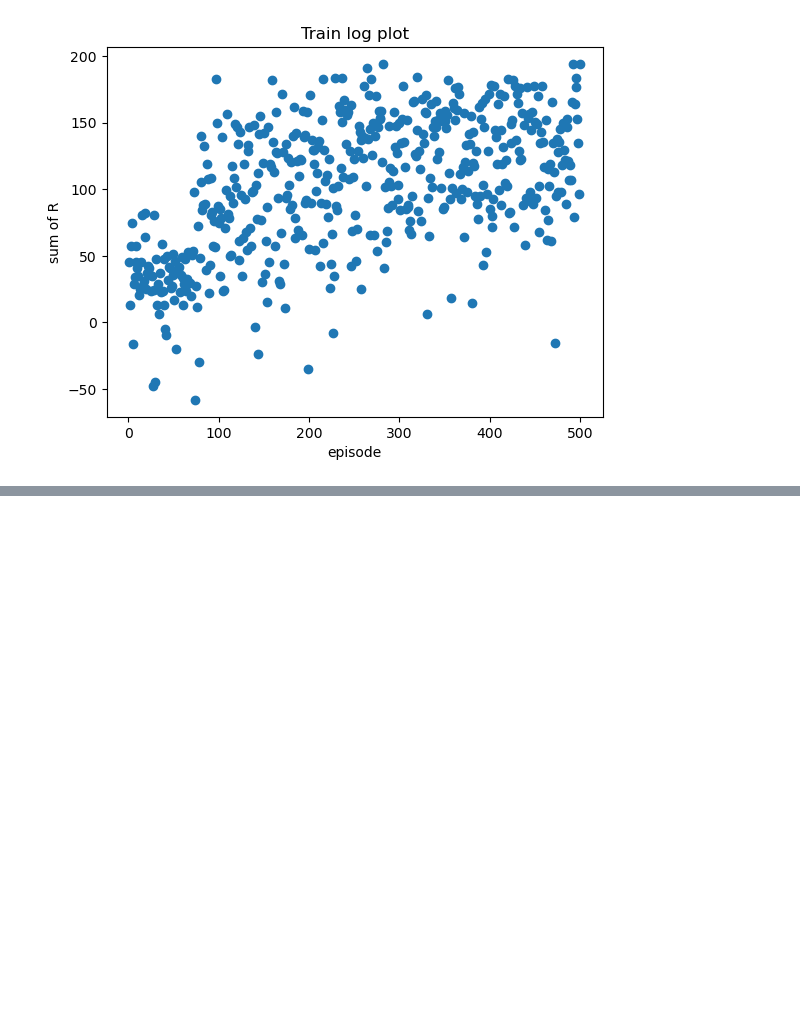
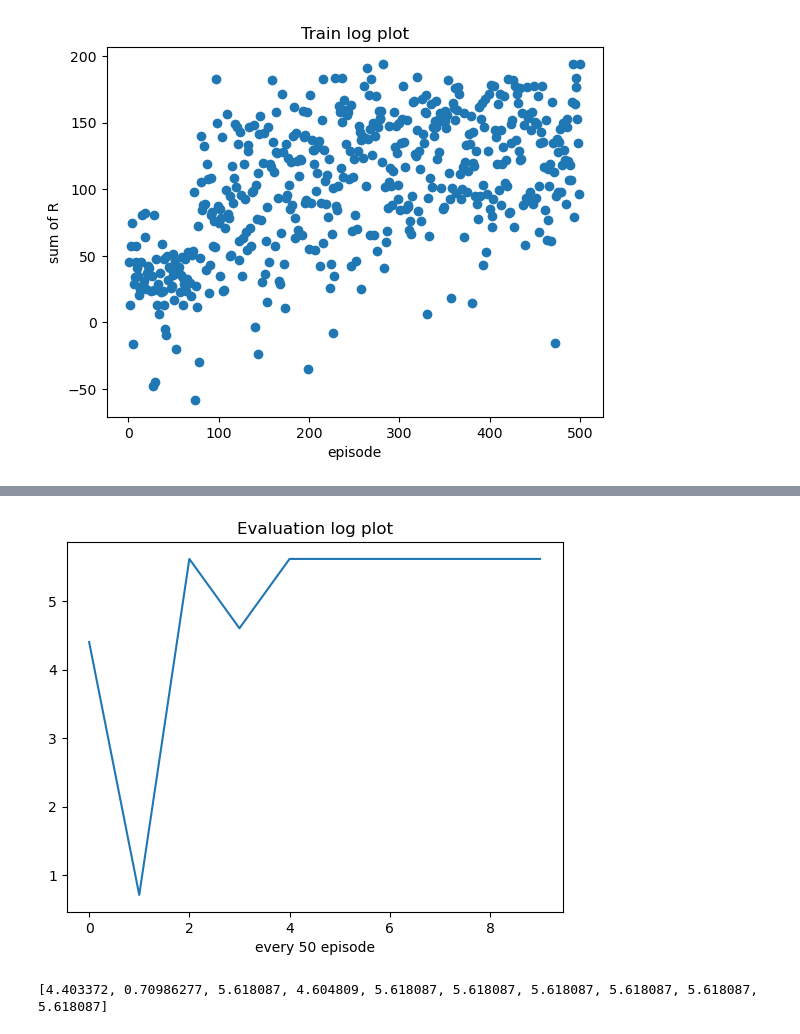
Before and after one commit to dariayakovchuk/Miniproject_DQN, a Jupyter notebook: Miniproject_DQN/notebook.ipynb, the cells around one changed output, grey strips where cells are left out. Drawn from its saved outputs; the diff is of its cells as text; code cells hidden in the pictures; blank space fills up the shorter version.

```diff
--- a/Miniproject_DQN/notebook.ipynb
+++ b/Miniproject_DQN/notebook.ipynb
@@ -515,0 +522,37 @@ plt.show();
+# %%
+action_space        =   spaces.Discrete(5)
+observation_space   =   spaces.Box( low=0,
+                                    high=1,
+                                    shape=(3, dyn.n_cities, dyn.env_step_length), # + current state
+                                    dtype=np.float16)
+
+env = Env(  dyn,
+            action_space=action_space,
+            observation_space=observation_space,
+            action_preprocessor=action_preprocessor,
+            observation_preprocessor=observation_preprocessor,
+            )
+
+def action_preprocessor(a:torch.Tensor, dyn:ModelDynamics):
+    action_toggle = { # DO NOTHING
+        'confinement': False,
+        'isolation': False,
+        'hospital': False,
+        'vaccinate': False,
+    }
+
+    if a == ACTION_CONFINE:
+        action_toggle['confinement'] = not action_toggle['confinement']
+    elif a == ACTION_ISOLATE:
+        action_toggle['isolation'] = not action_toggle['isolation']
+    elif a == ACTION_VACCINATE:
+        action_toggle['vaccinate'] = not action_toggle['vaccinate']
+    elif a == ACTION_HOSPITAL:
+        action_toggle['hospital'] = not action_toggle['hospital']
+    return action
+
+def observation_preprocessor(obs: Observation, dyn:ModelDynamics):
+    infected = SCALE * np.array([np.array(obs.city[c].infected)/obs.pop[c] for c in dyn.cities])
+    dead = SCALE * np.array([np.array(obs.city[c].dead)/obs.pop[c] for c in dyn.cities])
+    confined = np.ones_like(dead)*int((dyn.get_action()['confinement']))
+    return torch.Tensor(np.stack((infected, dead, confined))).unsqueeze(0)
@@ -515,0 +658,9 @@ plt.show();
+# %%
+plt.plot(log_eval)
+plt.title("Evaluation log plot")
+plt.xlabel("every 50 episode")
+plt.show();
+print(log_eval)
+# %% [output]
+[figure, added]
+[4.403372, 0.70986277, 5.618087, 4.604809, 5.618087, 5.618087, 5.618087, 5.618087, 5.618087, 5.618087]
```
Also changed, not shown: parts of 12 cells of this notebook, 2 other files.
